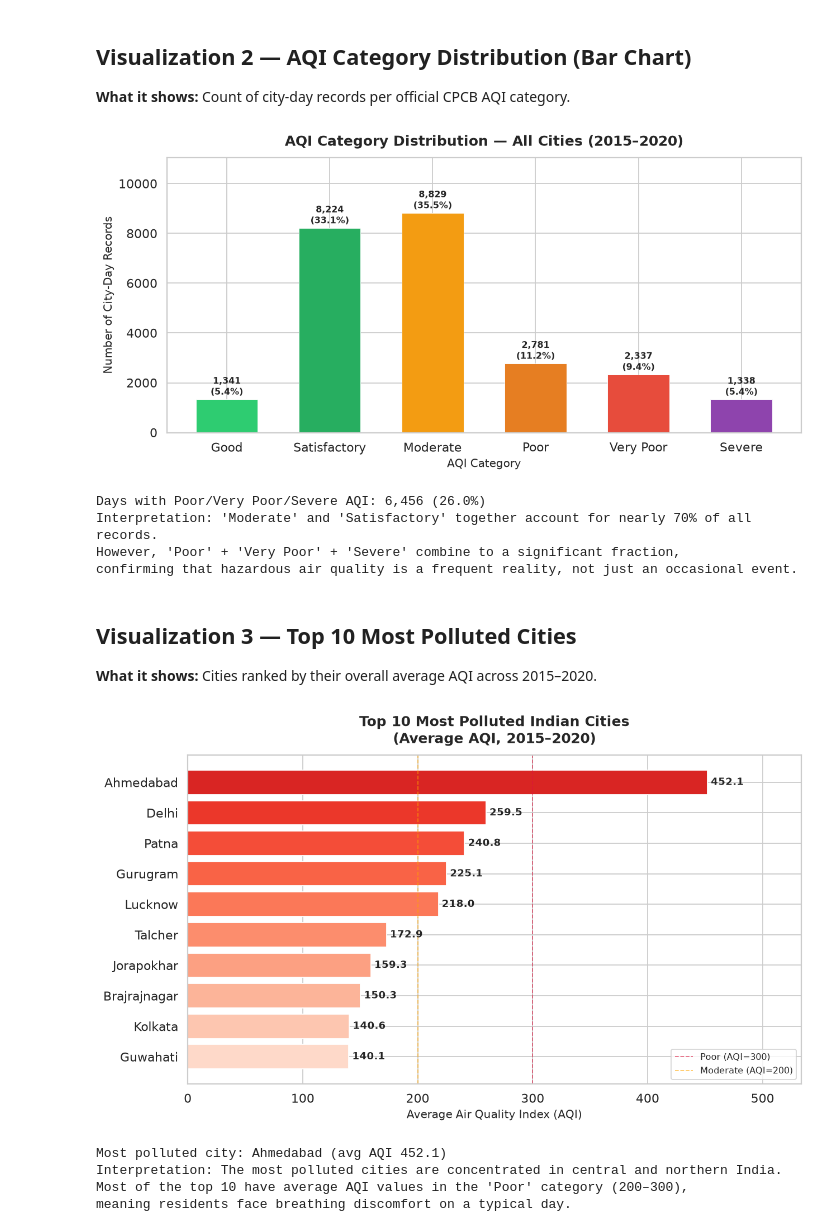
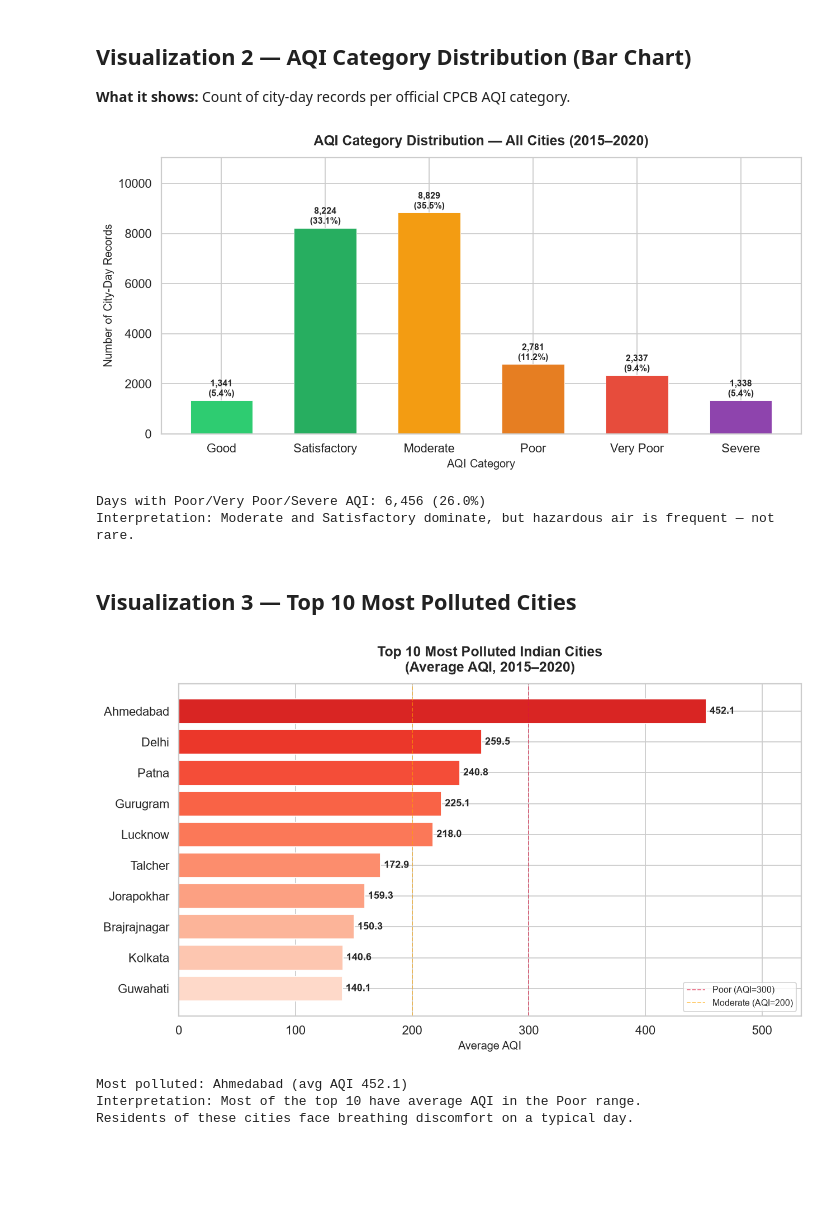
Before and after one commit to omkarrkr/DEV-AAT-SDG11-Air-Quality-Analysis, a Jupyter notebook: notebooks/SDG11_Air_Quality_Analysis.ipynb, the cells around one changed output. Drawn from its saved outputs; the diff is of its cells as text; code cells hidden in the pictures; blank space fills up the shorter version.

```diff
--- a/notebooks/SDG11_Air_Quality_Analysis.ipynb
+++ b/notebooks/SDG11_Air_Quality_Analysis.ipynb
@@ -129,0 +334,10 @@ display(df.tail())
+# %%
+before_drop = len(df)
+
+df_cleaned = df.dropna(subset=['AQI', 'AQI_Bucket']).reset_index(drop=True)
+
+removed = before_drop - len(df_cleaned)
+
+print(f'Rows before AQI filter  : {before_drop:,}')
+print(f'Rows removed (no AQI)   : {removed:,}  ({removed/before_drop*100:.1f}%)')
+print(f'Rows retained           : {len(df_cleaned):,}')
@@ -347,13 +709,13 @@ Top 5 least polluted cities (lowest mean AQI):
   Aizawl              : 34.8
 # %%
 # Research Question 3: Year-wise trend
-year_avg = df.groupby('Year')['AQI'].mean().round(1)
-print("Year-wise mean AQI:")
+year_avg = df_cleaned.groupby('Year')['AQI'].mean().round(1)
+print('Year-wise mean AQI:')
 for yr, val in year_avg.items():
-    print(f"  {yr}: {val}")
+    print(f'  {yr}: {val}')
 
-change = year_avg.iloc[-1] - year_avg.iloc[0]
-print(f"\nChange from {year_avg.index[0]} to {year_avg.index[-1]}: {change:+.1f} AQI points")
+change = year_avg[2019] - year_avg[2015]
+print(f'\nChange from 2015 to 2019 (complete years): {change:+.1f} AQI points')
 # %% [output]
 Year-wise mean AQI:
   2015: 212.5
@@ -368,15 +730,15 @@ Change from 2015 to 2020: -99.0 AQI points
 # Research Question 4: Seasonal patterns
 month_order = ['January','February','March','April','May','June',
                'July','August','September','October','November','December']
-month_avg = df.groupby('Month')['AQI'].mean().reindex(month_order).round(1)
+month_avg = df_cleaned.groupby('Month')['AQI'].mean().reindex(month_order).round(1)
 
-print("Monthly mean AQI:")
+print('Monthly mean AQI:')
 for month, val in month_avg.items():
     bar = '█' * int(val / 10)
-    print(f"  {month:<12s}: {val:>6.1f}  {bar}")
+    print(f'  {month:<12s}: {val:>6.1f}  {bar}')
 
-print(f"\nHighest pollution month: {month_avg.idxmax()} ({month_avg.max():.1f})")
-print(f"Lowest  pollution month: {month_avg.idxmin()} ({month_avg.min():.1f})")
+print(f'\nHighest pollution month: {month_avg.idxmax()} ({month_avg.max():.1f})')
+print(f'Lowest  pollution month: {month_avg.idxmin()} ({month_avg.min():.1f})')
 # %% [output]
 Monthly mean AQI:
   January     :  231.7  ███████████████████████
@@ -486,78 +836,64 @@ showing that extreme pollution events occur regularly, not just as rare outliers
 # %%
 cat_order  = ['Good', 'Satisfactory', 'Moderate', 'Poor', 'Very Poor', 'Severe']
 cat_colors = ['#2ecc71', '#27ae60', '#f39c12', '#e67e22', '#e74c3c', '#8e44ad']
-
-counts = df['AQI_Bucket'].value_counts().reindex(cat_order)
+counts = df_cleaned['AQI_Bucket'].value_counts().reindex(cat_order)
 
 fig, ax = plt.subplots(figsize=(10, 5))
 bars = ax.bar(counts.index, counts.values, color=cat_colors, edgecolor='white', linewidth=0.5, width=0.6)
 
 for bar in bars:
-    h = bar.get_height()
-    pct = h / len(df) * 100
+    h   = bar.get_height()
+    pct = h / len(df_cleaned) * 100
     ax.text(bar.get_x() + bar.get_width() / 2, h + 60,
             f'{int(h):,}\n({pct:.1f}%)',
             ha='center', va='bottom', fontsize=9, fontweight='bold')
 
 ax.set_title('AQI Category Distribution — All Cities (2015–2020)', fontsize=14, fontweight='bold', pad=12)
 ax.set_xlabel('AQI Category', fontsize=11)
 ax.set_ylabel('Number of City-Day Records', fontsize=11)
 ax.set_ylim(0, counts.max() * 1.25)
-
 plt.tight_layout()
 plt.savefig(os.path.join(GRAPH_DIR, 'aqi_category_distribution.png'))
 plt.show()
 
 poor_days = counts[['Poor','Very Poor','Severe']].sum()
-print(f"Days with Poor/Very Poor/Severe AQI: {poor_days:,} ({poor_days/len(df)*100:.1f}%)")
-print("Interpretation: 'Moderate' and 'Satisfactory' together account for nearly 70% of all records.")
-print("However, 'Poor' + 'Very Poor' + 'Severe' combine to a significant fraction,")
-print("confirming that hazardous air quality is a frequent reality, not just an occasional event.")
+print(f'Days with Poor/Very Poor/Severe AQI: {poor_days:,} ({poor_days/len(df_cleaned)*100:.1f}%)')
+print('Interpretation: Moderate and Satisfactory dominate, but hazardous air is frequent — not rare.')
 # %% [output]
-[figure, old version]
+[figure, new version]
 Days with Poor/Very Poor/Severe AQI: 6,456 (26.0%)
-Interpretation: 'Moderate' and 'Satisfactory' together account for nearly 70% of all records.
-However, 'Poor' + 'Very Poor' + 'Severe' combine to a significant fraction,
-confirming that hazardous air quality is a frequent reality, not just an occasional event.
+Interpretation: Moderate and Satisfactory dominate, but hazardous air is frequent — not rare.
 # %% [markdown]
 ## Visualization 3 — Top 10 Most Polluted Cities
-
-**What it shows:** Cities ranked by their overall average AQI across 2015–2020.
 # %%
-city_avg = df.groupby('City')['AQI'].mean().sort_values(ascending=False).round(1)
-top10 = city_avg.head(10)
+city_avg = df_cleaned.groupby('City')['AQI'].mean().sort_values(ascending=False).round(1)
+top10    = city_avg.head(10)
 
 fig, ax = plt.subplots(figsize=(10, 6))
-
 colors = plt.cm.Reds_r(np.linspace(0.3, 0.85, len(top10)))
-bars = ax.barh(top10.index[::-1], top10.values[::-1], color=colors[::-1], edgecolor='white')
+bars   = ax.barh(top10.index[::-1], top10.values[::-1], color=colors[::-1], edgecolor='white')
 
 for bar, val in zip(bars, top10.values[::-1]):
     ax.text(bar.get_width() + 3, bar.get_y() + bar.get_height()/2,
             f'{val}', va='center', fontsize=10, fontweight='bold')
 
 ax.set_title('Top 10 Most Polluted Indian Cities\n(Average AQI, 2015–2020)', fontsize=14, fontweight='bold', pad=12)
-ax.set_xlabel('Average Air Quality Index (AQI)', fontsize=11)
+ax.set_xlabel('Average AQI', fontsize=11)
 ax.set_xlim(0, top10.max() * 1.18)
-
-# Reference lines
 ax.axvline(300, color='crimson', linestyle='--', linewidth=1, alpha=0.6, label='Poor (AQI=300)')
 ax.axvline(200, color='orange',  linestyle='--', linewidth=1, alpha=0.6, label='Moderate (AQI=200)')
 ax.legend(fontsize=9)
-
 plt.tight_layout()
 plt.savefig(os.path.join(GRAPH_DIR, 'top_polluted_cities.png'))
 plt.show()
 
-print(f"Most polluted city: {city_avg.index[0]} (avg AQI {city_avg.iloc[0]})")
-print("Interpretation: The most polluted cities are concentrated in central and northern India.")
-print("Most of the top 10 have average AQI values in the 'Poor' category (200–300),")
-print("meaning residents face breathing discomfort on a typical day.")
+print(f'Most polluted: {city_avg.index[0]} (avg AQI {city_avg.iloc[0]})')
+print('Interpretation: Most of the top 10 have average AQI in the Poor range.')
+print('Residents of these cities face breathing discomfort on a typical day.')
 # %% [output]
-[figure, old version]
+[figure, new version]
-Most polluted city: Ahmedabad (avg AQI 452.1)
-Interpretation: The most polluted cities are concentrated in central and northern India.
-Most of the top 10 have average AQI values in the 'Poor' category (200–300),
-meaning residents face breathing discomfort on a typical day.
+Most polluted: Ahmedabad (avg AQI 452.1)
+Interpretation: Most of the top 10 have average AQI in the Poor range.
+Residents of these cities face breathing discomfort on a typical day.
 # %% [markdown]
 ## Visualization 4 — Bottom 10 Least Polluted Cities
```
Also changed, not shown: parts of 57 cells of this notebook, 13 other files.
